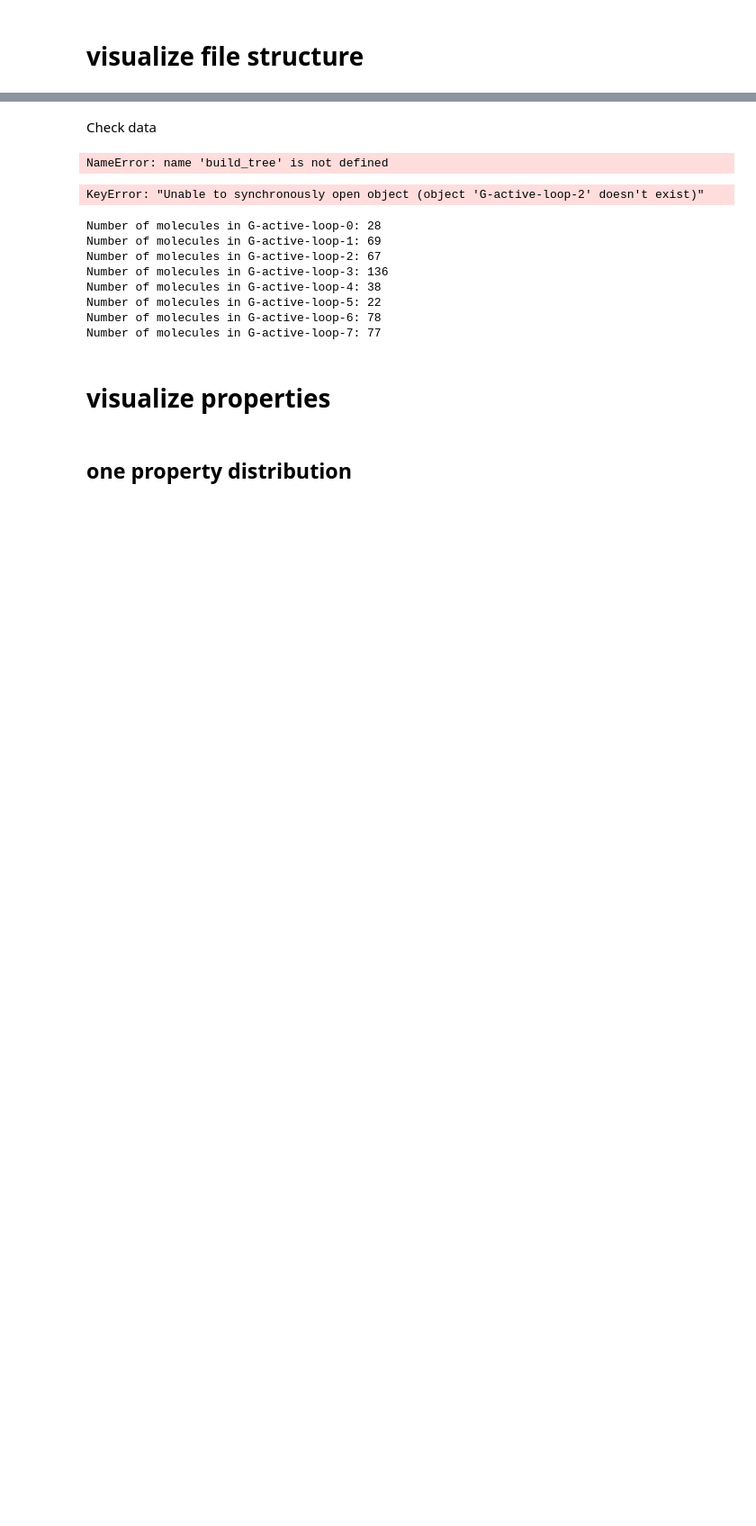
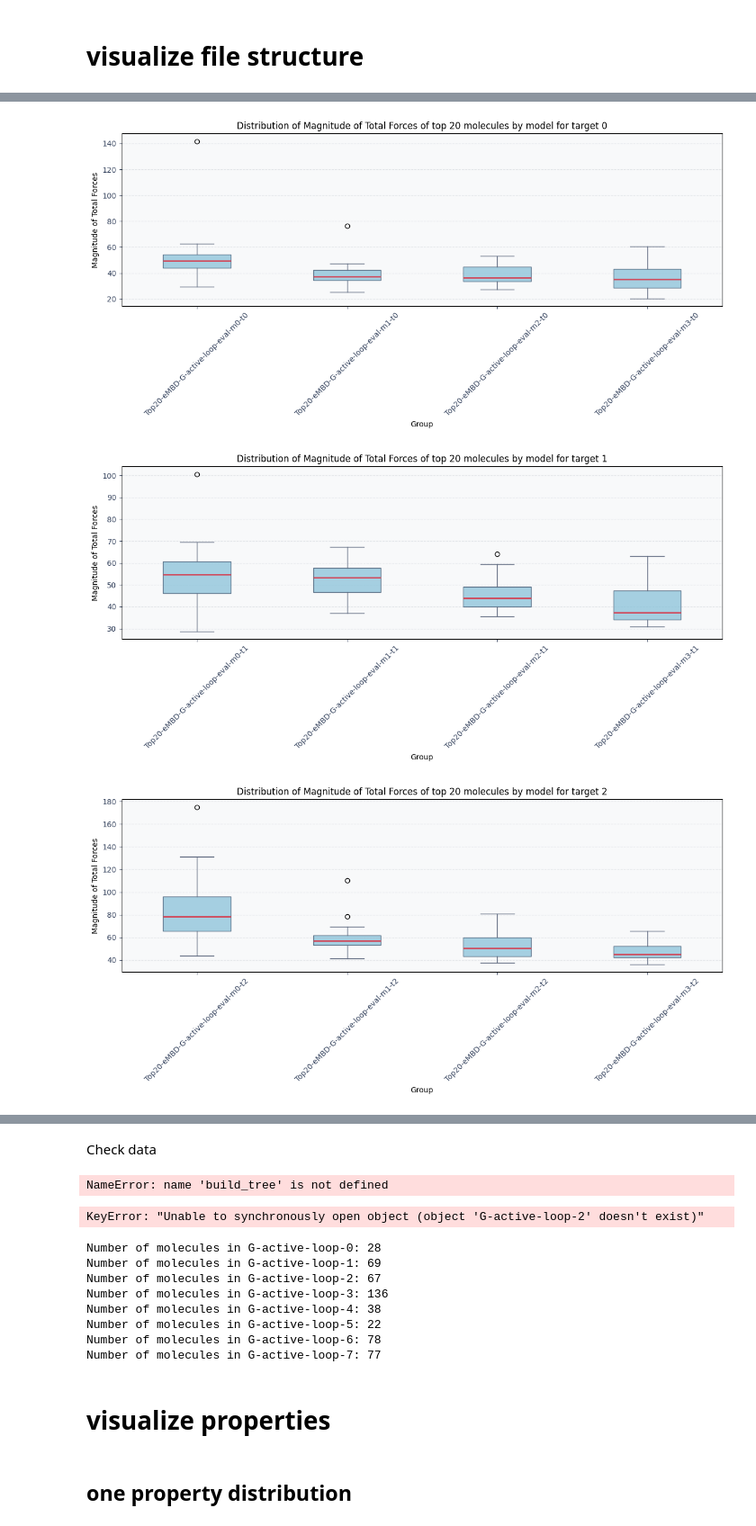
Before and after one commit to lmedranos/qalpa, a Jupyter notebook: analysis/hdf5_analysis.ipynb, the cells around one changed output, grey strips where cells are left out. Shown at 90% size. Cells and saved outputs as stored; diff of their text form; code cells hidden in the pictures; blank space fills up the shorter version.

Commit message:
analyze top molecules

```diff
--- a/analysis/hdf5_analysis.ipynb
+++ b/analysis/hdf5_analysis.ipynb
@@ -165,0 +200,50 @@ for t in range(4):
+# %%
+# print top 20 forces for each target and model in a table
+prop = "eMBD"
+for t in range(4):
+    data = {}
+    for m in range(4):
+        my_datset = f'/data/horse/ws/miha493e-research_project/activediffusion/data/data_full_dataset/evaluation/target{t}/model{m}/hdf5/top_20-{prop}-m{m}-t{t}-extra_properties.hdf5'
+        dataset_name = f'm{m}-t{t}-extra_properties'
+        with h5py.File(my_datset, 'r') as f:
+            group_name = str(list(f.keys())[0])
+            molecule_names = list(f[group_name].keys())
+            forces = []
+            for molecule in molecule_names:
+                if 'totFOR' not in f[group_name][molecule]:
+                    print(f"Warning: 'totFOR' dataset not found for molecule '{molecule}' in group '{group_name}' in model {m}'. Skipping.")
+                    continue
+                atomicFOR = f[group_name][molecule]['totFOR'][()]
+                molFOR = np.sum(abs(atomicFOR), axis=0)
+                net_force = np.linalg.norm(molFOR)
+                forces.append(net_force)
+        data[f'{group_name}-m{m}-t{t}'] = forces
+
+    fig, ax = plt.subplots(figsize=(12, 6))
+    bp = ax.boxplot(
+        data.values(),
+        labels=data.keys(),
+        patch_artist=True,
+        medianprops={'color': '#d1495b', 'linewidth': 2},
+        whiskerprops={'color': '#5c677d'},
+        capprops={'color': '#5c677d'}
+    )
+
+    for box in bp['boxes']:
+        box.set_facecolor('#89c2d9')
+        box.set_alpha(0.75)
+        box.set_edgecolor('#3a506b')
+
+    ax.set_title(f'Distribution of Magnitude of Total Forces of top 20 molecules by model for target {t}')
+    ax.set_xlabel('Group')
+    ax.set_ylabel('Magnitude of Total Forces')
+    ax.tick_params(axis='x', rotation=45, colors='#33415c')
+    ax.tick_params(axis='y', colors='#33415c')
+    ax.grid(axis='y', linestyle='--', alpha=0.3, color='#adb5bd')
+    ax.set_facecolor('#f8f9fa')
+    plt.tight_layout()
+    plt.show()
+# %% [output]
+[figure, added]
+[figure, added]
+[figure, added]
```
Also changed, not shown: parts of 4 cells of this notebook, 1 other file.
